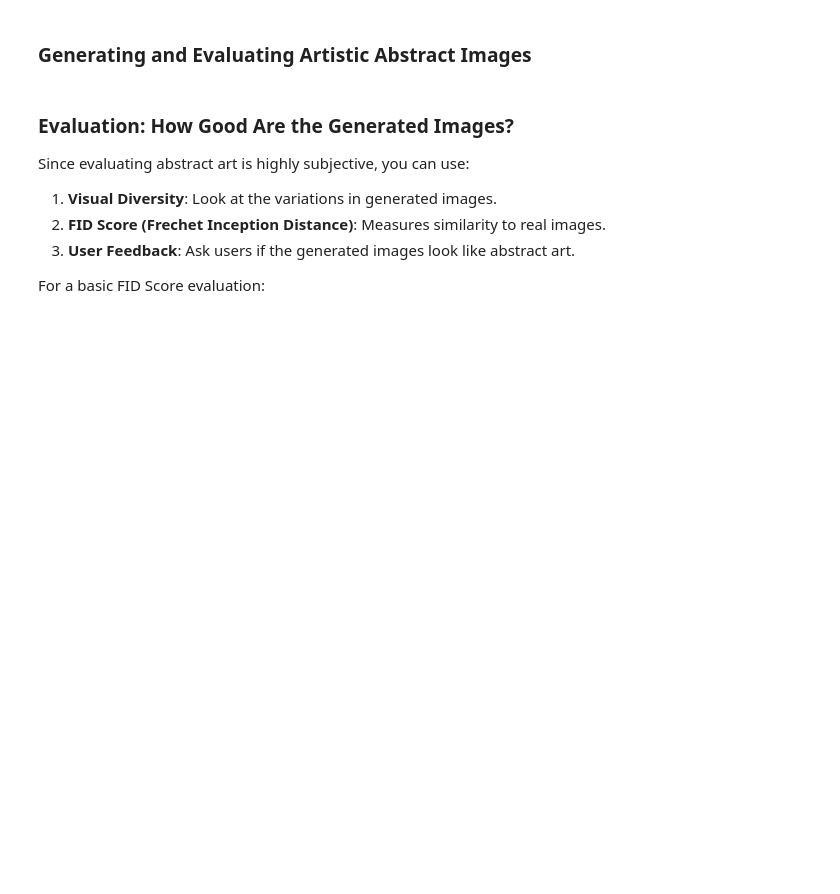
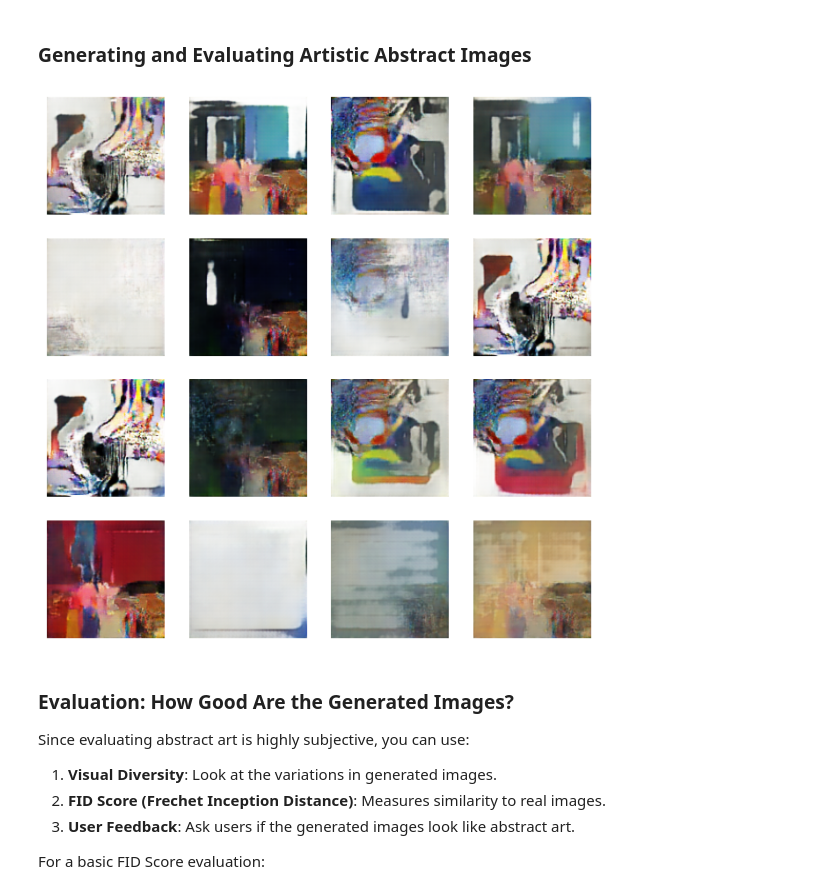
Before and after one commit to omnidox/cognizant-genspark-genai-training, a Jupyter notebook: introduction-to-genai/deliverables/mod_6_Generative_Adversarial_Networks/gan_abstract_art.ipynb, the cells around one changed output. Cells and saved outputs as stored; diff of their text form; code cells hidden in the pictures; blank space fills up the shorter version.

Commit message:
Kaggle Notebook | gan_abstract_art | Version 1

```diff
--- a/introduction-to-genai/deliverables/mod_6_Generative_Adversarial_Networks/gan_abstract_art.ipynb
+++ b/introduction-to-genai/deliverables/mod_6_Generative_Adversarial_Networks/gan_abstract_art.ipynb
@@ -122,3 +239,32 @@ for epoch in range(num_epochs):
+# %%
+# Function to load saved GAN models
+def load_checkpoint(filepath, generator, discriminator, optimizer_G, optimizer_D, device):
+    if not os.path.exists(filepath):
+        print("Checkpoint file not found!")
+        return 0  # Return 0 to indicate no saved state
+
+    checkpoint = torch.load(filepath, map_location=device)
+
+    generator.load_state_dict(checkpoint['generator_state_dict'])
+    discriminator.load_state_dict(checkpoint['discriminator_state_dict'])
+    optimizer_G.load_state_dict(checkpoint['optimizer_G_state_dict'])
+    optimizer_D.load_state_dict(checkpoint['optimizer_D_state_dict'])
+
+    print(f"Checkpoint loaded from {filepath}")
+    return checkpoint['epoch']  # Return last saved epoch number
+
+# Define the path to the latest saved model (adjust manually if needed)
+latest_checkpoint_path = "/kaggle/working/saved_models/gan_checkpoint_epoch_100.pth"
+
+# Reinitialize models & optimizers
+generator = Generator(latent_dim).to(device)
+discriminator = Discriminator().to(device)
+optimizer_G = optim.Adam(generator.parameters(), lr=lr, betas=(0.5, 0.999))
+optimizer_D = optim.Adam(discriminator.parameters(), lr=lr, betas=(0.5, 0.999))
+
+# Load the model and resume from the last saved epoch
+last_epoch = load_checkpoint(latest_checkpoint_path, generator, discriminator, optimizer_G, optimizer_D, device)
+print(f"Resuming training from epoch {last_epoch + 1}")
 # %% [markdown]
 ### Generating Abstract Art Images
 Visualizing the outputs from the trained generator.
@@ -131,28 +277,25 @@ This section will:
 # %% [markdown]
 ### **Generating and Evaluating Artistic Abstract Images**
 # %%
-# Function to generate and visualize abstract images from the trained GAN
+# Generate and visualize images
 def generate_images(generator, latent_dim, num_images=16):
-    generator.eval()  # Set the generator to evaluation mode
+    generator.eval()
     with torch.no_grad():
-        # Generate random noise vectors
-        z = torch.randn(num_images, latent_dim)
-        # Generate images
+        z = torch.randn(num_images, latent_dim, 1, 1).to(device)
         generated_imgs = generator(z).cpu()
 
-    # Denormalize images (since we normalized them in range [-1, 1])
     generated_imgs = (generated_imgs + 1) / 2  # Scale back to [0,1]
 
-    # Plot the generated images
     fig, axes = plt.subplots(4, 4, figsize=(8, 8))
     for i, ax in enumerate(axes.flatten()):
         ax.imshow(np.transpose(generated_imgs[i].numpy(), (1, 2, 0)))
         ax.axis("off")
 
     plt.show()
 
-# Generate and display new abstract art images
 generate_images(generator, latent_dim, num_images=16)
+# %% [output]
+[figure, added]
 # %% [markdown]
 ### **Evaluation: How Good Are the Generated Images?**
 
```
Also changed, not shown: parts of 6 cells of this notebook.
